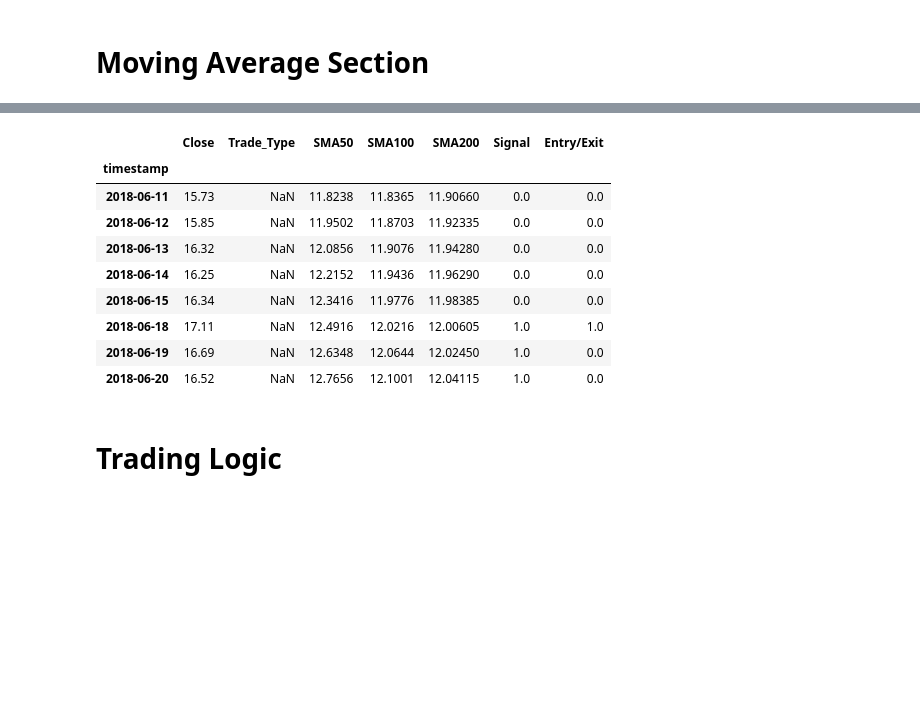
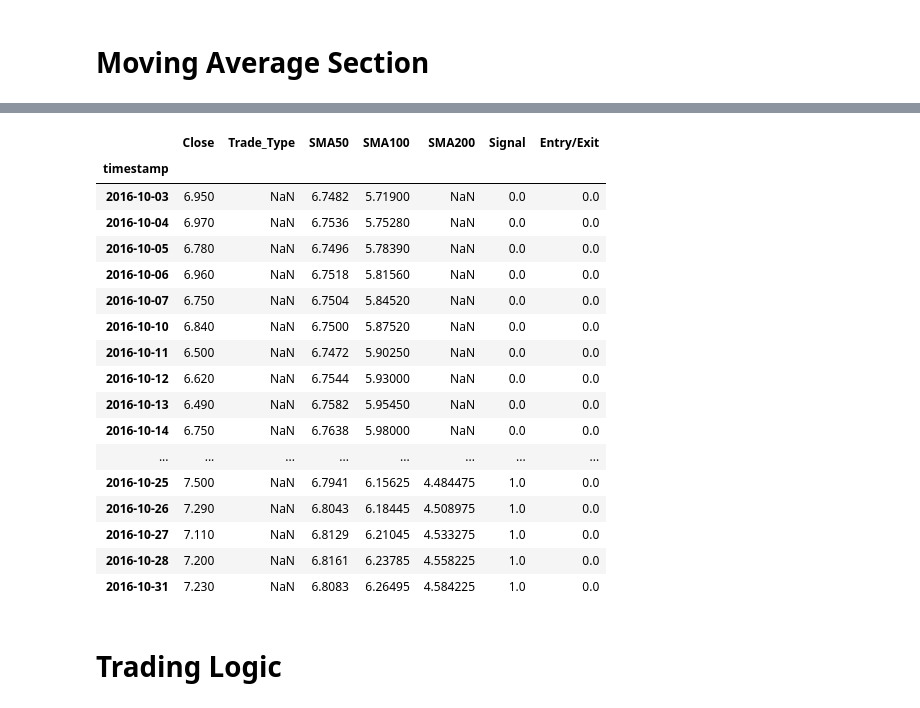
Before and after one commit to jake-viss/algorithmic_trader, a Jupyter notebook: algo_trader.ipynb, the cells around one changed output, grey strips where cells are left out. Cells and saved outputs as stored; diff of their text form; code cells hidden in the pictures; blank space fills up the shorter version.

```diff
--- a/algo_trader.ipynb
+++ b/algo_trader.ipynb
@@ -191,18 +194,26 @@ entry_exit_plot.opts(
 # %% [output]
 [interactive output not drawn]
 # %%
-amd_df.loc['2018-06-10':'2018-06-20']
+amd_df['2016-10-01':'2016-10-31']
 # %% [output]
 |  | Close | Trade_Type | SMA50 | SMA100 | SMA200 | Signal | Entry/Exit |
 | timestamp |  |  |  |  |  |  |  |
-| 2018-06-11 | 15.73 | NaN | 11.8238 | 11.8365 | 11.90660 | 0.0 | 0.0 |
-| 2018-06-12 | 15.85 | NaN | 11.9502 | 11.8703 | 11.92335 | 0.0 | 0.0 |
-| 2018-06-13 | 16.32 | NaN | 12.0856 | 11.9076 | 11.94280 | 0.0 | 0.0 |
-| 2018-06-14 | 16.25 | NaN | 12.2152 | 11.9436 | 11.96290 | 0.0 | 0.0 |
-| 2018-06-15 | 16.34 | NaN | 12.3416 | 11.9776 | 11.98385 | 0.0 | 0.0 |
-| 2018-06-18 | 17.11 | NaN | 12.4916 | 12.0216 | 12.00605 | 1.0 | 1.0 |
-| 2018-06-19 | 16.69 | NaN | 12.6348 | 12.0644 | 12.02450 | 1.0 | 0.0 |
-| 2018-06-20 | 16.52 | NaN | 12.7656 | 12.1001 | 12.04115 | 1.0 | 0.0 |
+| 2016-10-03 | 6.950 | NaN | 6.7482 | 5.71900 | NaN | 0.0 | 0.0 |
+| 2016-10-04 | 6.970 | NaN | 6.7536 | 5.75280 | NaN | 0.0 | 0.0 |
+| 2016-10-05 | 6.780 | NaN | 6.7496 | 5.78390 | NaN | 0.0 | 0.0 |
+| 2016-10-06 | 6.960 | NaN | 6.7518 | 5.81560 | NaN | 0.0 | 0.0 |
+| 2016-10-07 | 6.750 | NaN | 6.7504 | 5.84520 | NaN | 0.0 | 0.0 |
+| 2016-10-10 | 6.840 | NaN | 6.7500 | 5.87520 | NaN | 0.0 | 0.0 |
+| 2016-10-11 | 6.500 | NaN | 6.7472 | 5.90250 | NaN | 0.0 | 0.0 |
+| 2016-10-12 | 6.620 | NaN | 6.7544 | 5.93000 | NaN | 0.0 | 0.0 |
+| 2016-10-13 | 6.490 | NaN | 6.7582 | 5.95450 | NaN | 0.0 | 0.0 |
+| 2016-10-14 | 6.750 | NaN | 6.7638 | 5.98000 | NaN | 0.0 | 0.0 |
+| ... | ... | ... | ... | ... | ... | ... | ... |
+| 2016-10-25 | 7.500 | NaN | 6.7941 | 6.15625 | 4.484475 | 1.0 | 0.0 |
+| 2016-10-26 | 7.290 | NaN | 6.8043 | 6.18445 | 4.508975 | 1.0 | 0.0 |
+| 2016-10-27 | 7.110 | NaN | 6.8129 | 6.21045 | 4.533275 | 1.0 | 0.0 |
+| 2016-10-28 | 7.200 | NaN | 6.8161 | 6.23785 | 4.558225 | 1.0 | 0.0 |
+| 2016-10-31 | 7.230 | NaN | 6.8083 | 6.26495 | 4.584225 | 1.0 | 0.0 |
 # %% [markdown]
 # Trading Logic
 # %%
```
Also changed, not shown: parts of 3 cells of this notebook.
